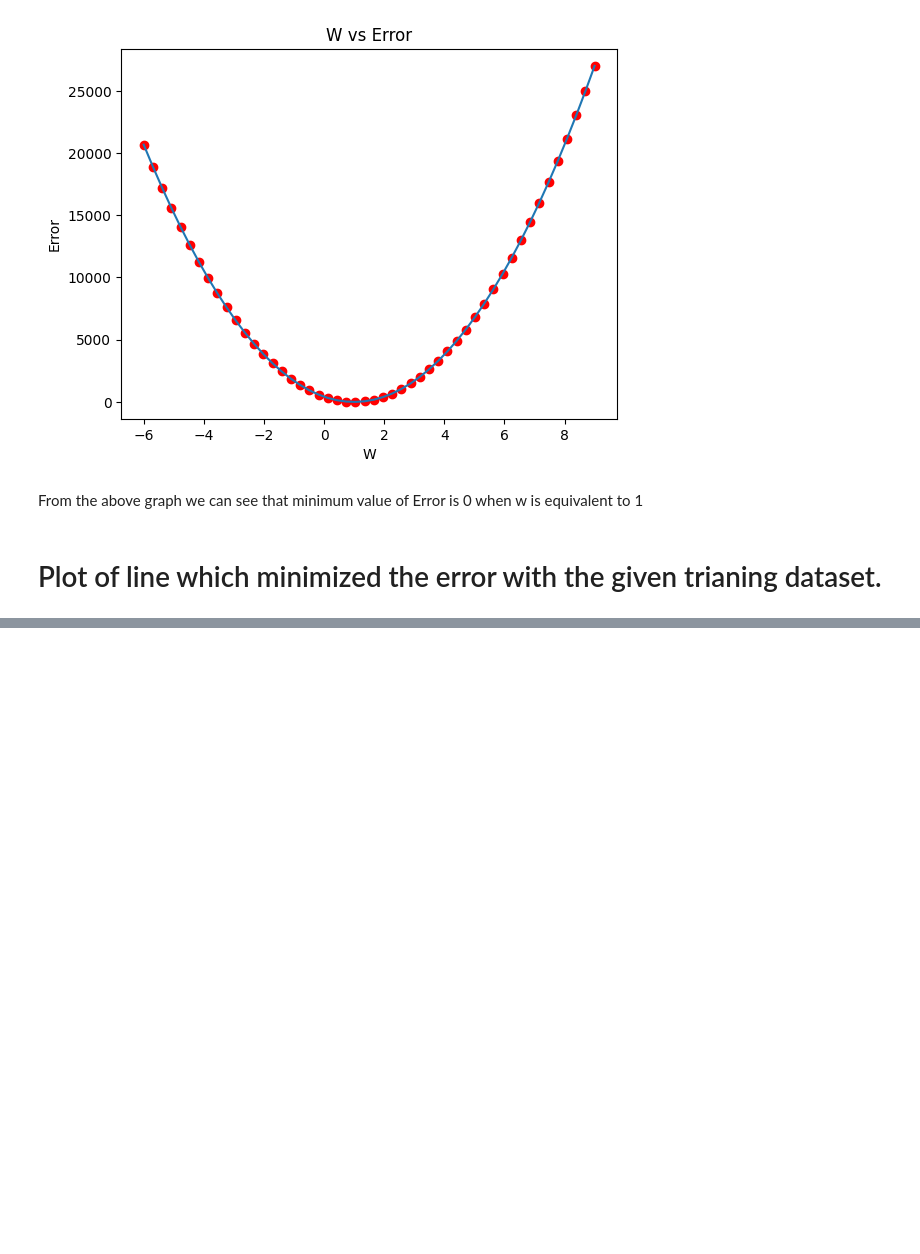
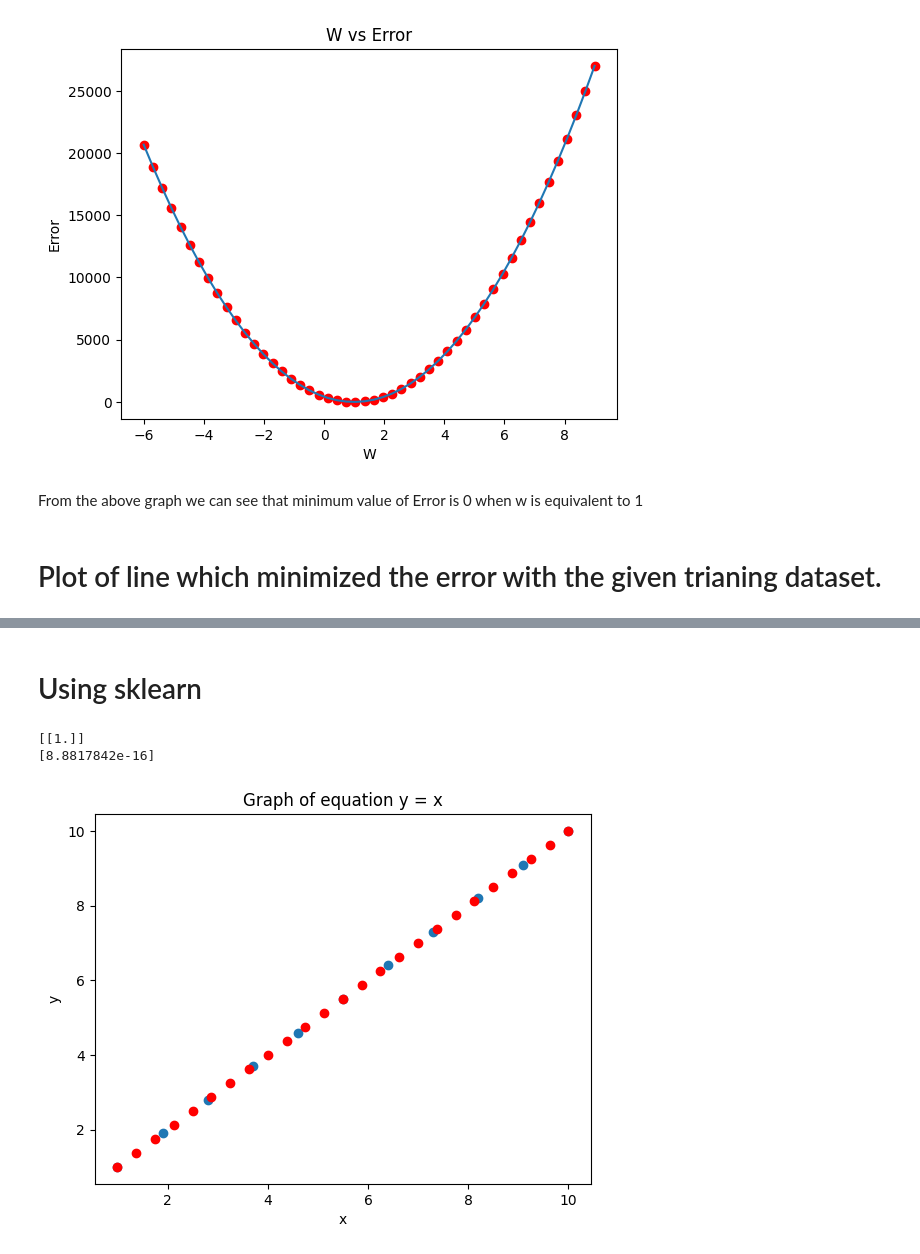
Before and after one commit to aruntakhur/GEU_ML_2024, a Jupyter notebook: LinearRegressionLab1GEU2024.ipynb, the cells around one changed output, grey strips where cells are left out. Cells and saved outputs as stored; diff of their text form; code cells hidden in the pictures; blank space fills up the shorter version.

```diff
--- a/LinearRegressionLab1GEU2024.ipynb
+++ b/LinearRegressionLab1GEU2024.ipynb
@@ -57,0 +58,25 @@ plt.show()
+# %% [markdown]
+# Using sklearn
+# %%
+import numpy as np
+from sklearn.linear_model import LinearRegression
+#X = np.array([[1, 1], [1, 2], [2, 2], [2, 3]])
+# y = 1 * x_0 + 2 * x_1 + 3
+#y = np.dot(X, np.array([1, 2])) + 3
+x_data = x_data.reshape(-1, 1)
+y_data = y_data.reshape(-1, 1)
+reg = LinearRegression().fit(x_data, y_data)
+reg.score(x_data, y_data)
+print(reg.coef_)
+print(reg.intercept_)
+p = reg.coef_*x_new + reg.intercept_
+plt.scatter(x_data,y_data)
+plt.scatter(x_new,p,c='red')
+plt.title('Graph of equation y = x')
+plt.xlabel('x')
+plt.ylabel('y')
+plt.show()
+# %% [output]
+[[1.]]
+[8.8817842e-16]
+[figure, added]
```
Also changed, not shown: parts of 4 cells of this notebook.
